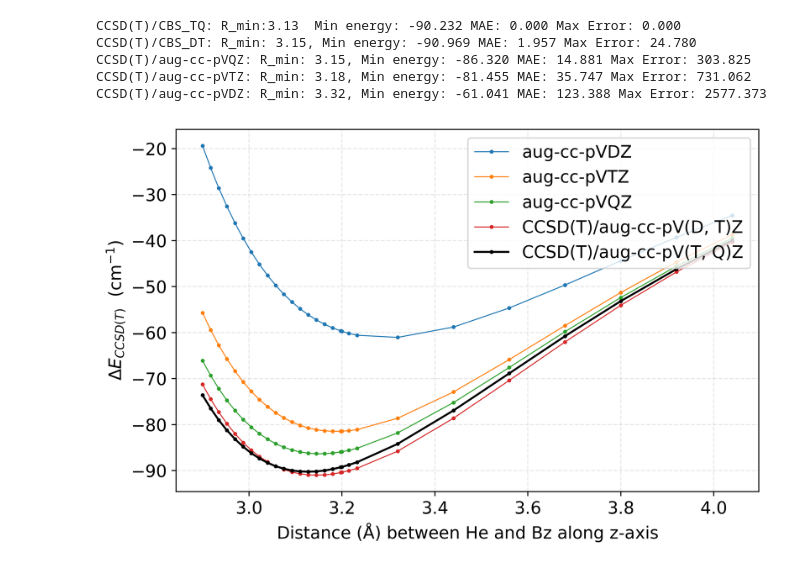
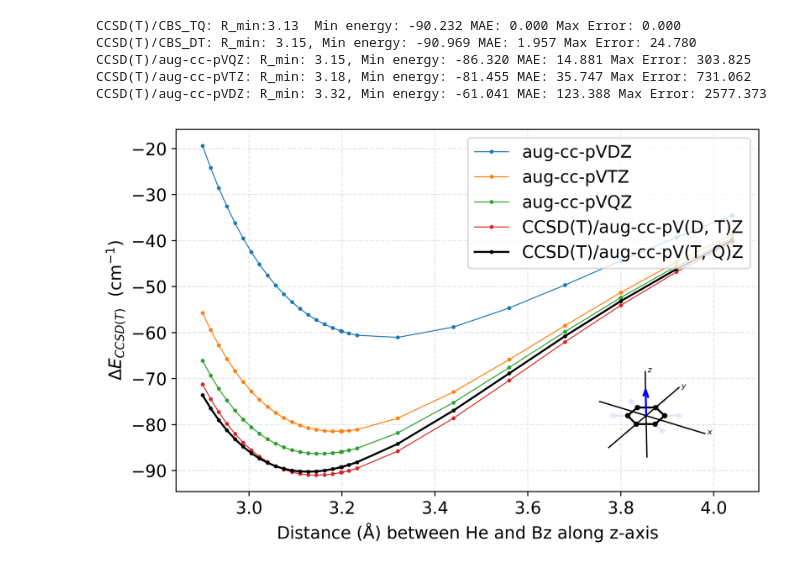
Before and after one commit to DelMaestroGroup/papers-code-HeBenzene, a Jupyter notebook: src/CC_CP_CBS_(0,0,z).ipynb, the cells around one changed output. Drawn from its saved outputs; the diff is of its cells as text; code cells hidden in the pictures.

Commit message:
DFT Plots

```diff
--- a/src/CC_CP_CBS_(0,0,z).ipynb
+++ b/src/CC_CP_CBS_(0,0,z).ipynb
@@ -229,7 +229,11 @@ CCSD(T)/aug-cc-pVQZ: R_min: 3.15, Min energy: -86.320 MAE: 14.881 Max Error: 303
 CCSD(T)/aug-cc-pVTZ: R_min: 3.18, Min energy: -81.455 MAE: 35.747 Max Error: 731.062
 CCSD(T)/aug-cc-pVDZ: R_min: 3.32, Min energy: -61.041 MAE: 123.388 Max Error: 2577.373
 # %%
-from helplers.he_bz_pes_plot import set_pub_style, plot_curves_on_axis
+from helplers.he_bz_pes_plot import (
+    set_pub_style,
+    plot_curves_on_axis,
+    plot_inset_benzene,
+)
 import matplotlib.pyplot as plt
 
 
@@ -267,31 +271,36 @@ basis_set_curves = [
         "linewidth": LINE_WIDTH,
     },
     {
         "y_data": cbs_dt[data_slice],
         "label": "CCSD(T)/aug-cc-pV(D, T)Z",
         "linewidth": LINE_WIDTH,
     },
     {
         "y_data": cbs_tq[data_slice],
         "label": "CCSD(T)/aug-cc-pV(T, Q)Z",
         "linewidth": LINE_WIDTH * 2,
         "color": "black",
     },
 ]
 
 
 set_pub_style(font_size=13)
 
 _, ax = plt.subplots(figsize=(8, 5), dpi=500)
 
+
 plot_curves_on_axis(
     ax,
     plot_distances,
     basis_set_curves,
     r"Distance ($\mathrm{\AA}$) between He and Bz along z-axis",
     r"$\Delta E_{CCSD(T)}$" + f"  ({energy_unit[1]})",
 )
 
+quiver_args = (0, 0.01, 0, 0, 0, 6)
+inset_position = [0.65, 0.05, 0.4, 0.4]
+plot_inset_benzene(ax, inset_position, *quiver_args)
+
 plt.show()
 # %% [output]
-[figure, old version]
+[figure, new version]
```
Also changed, not shown: 7 other files.
